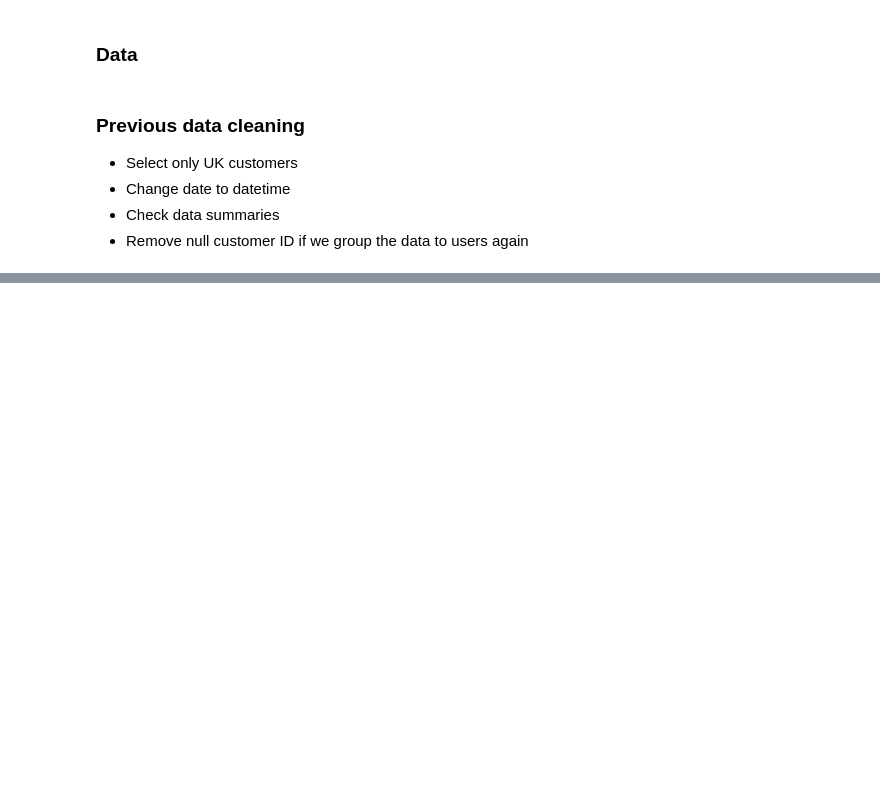
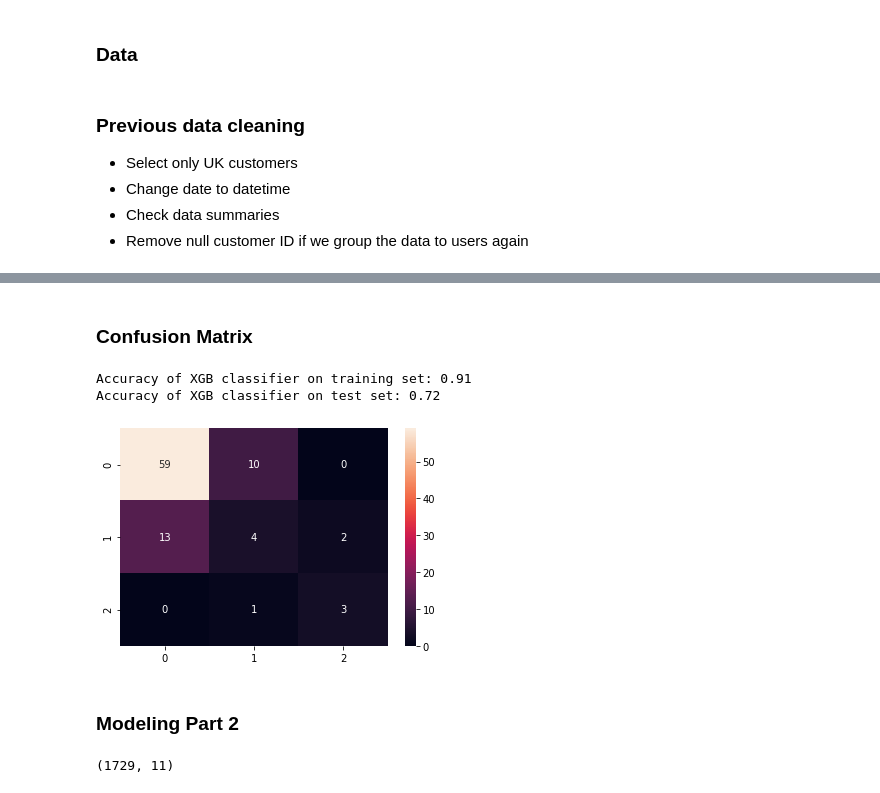
Before and after one commit to davidtnly/MachineLearning, a Jupyter notebook: 25-predict-customer-lifetime-value.ipynb, the cells around one changed output, grey strips where cells are left out. Drawn from its saved outputs; the diff is of its cells as text; code cells hidden in the pictures; blank space fills up the shorter version.

```diff
--- a/25-predict-customer-lifetime-value.ipynb
+++ b/25-predict-customer-lifetime-value.ipynb
@@ -217,0 +881,7 @@ plot_nulls(data)
+# %%
+# Create X and y
+X = data_class.drop(['LTVCluster', 'm6_Revenue'], axis=1)
+y = data_class['LTVCluster']
+
+# Split training and test sets
+X_train, X_test, y_train, y_test = train_test_split(X, y, test_size=0.05, random_state=56)
@@ -217,0 +890,5 @@ plot_nulls(data)
+# %%
+xgb_model = XGBClassifier(max_depth=5,
+                          learning_rate=0.1,
+                          objective= 'multi:softprob',
+                          n_jobs=-1).fit(X_train, y_train)
@@ -217,0 +929,19 @@ plot_nulls(data)
+# %% [markdown]
+### Confusion Matrix
+# %%
+print('Accuracy of XGB classifier on training set: {:.2f}'.format(xgb_model.score(X_train, y_train)))
+print('Accuracy of XGB classifier on test set: {:.2f}'.format(xgb_model.score(X_test[X_train.columns], y_test)))
+# %% [output]
+Accuracy of XGB classifier on training set: 0.91
+Accuracy of XGB classifier on test set: 0.72
+# %%
+# Confusion Matrix
+cm = confusion_matrix(y_test, xgb_model.predict(X_test))
+sns.heatmap(cm,
+            annot=True,
+            fmt='d')
+plt.show()
+# %% [output]
+[figure, added]
+# %% [markdown]
+### Modeling Part 2
@@ -217,0 +964,4 @@ plot_nulls(data)
+# %%
+X_train.shape
+# %% [output]
+(1729, 11)
```
Also changed, not shown: parts of 100 cells of this notebook, 3 other files.
